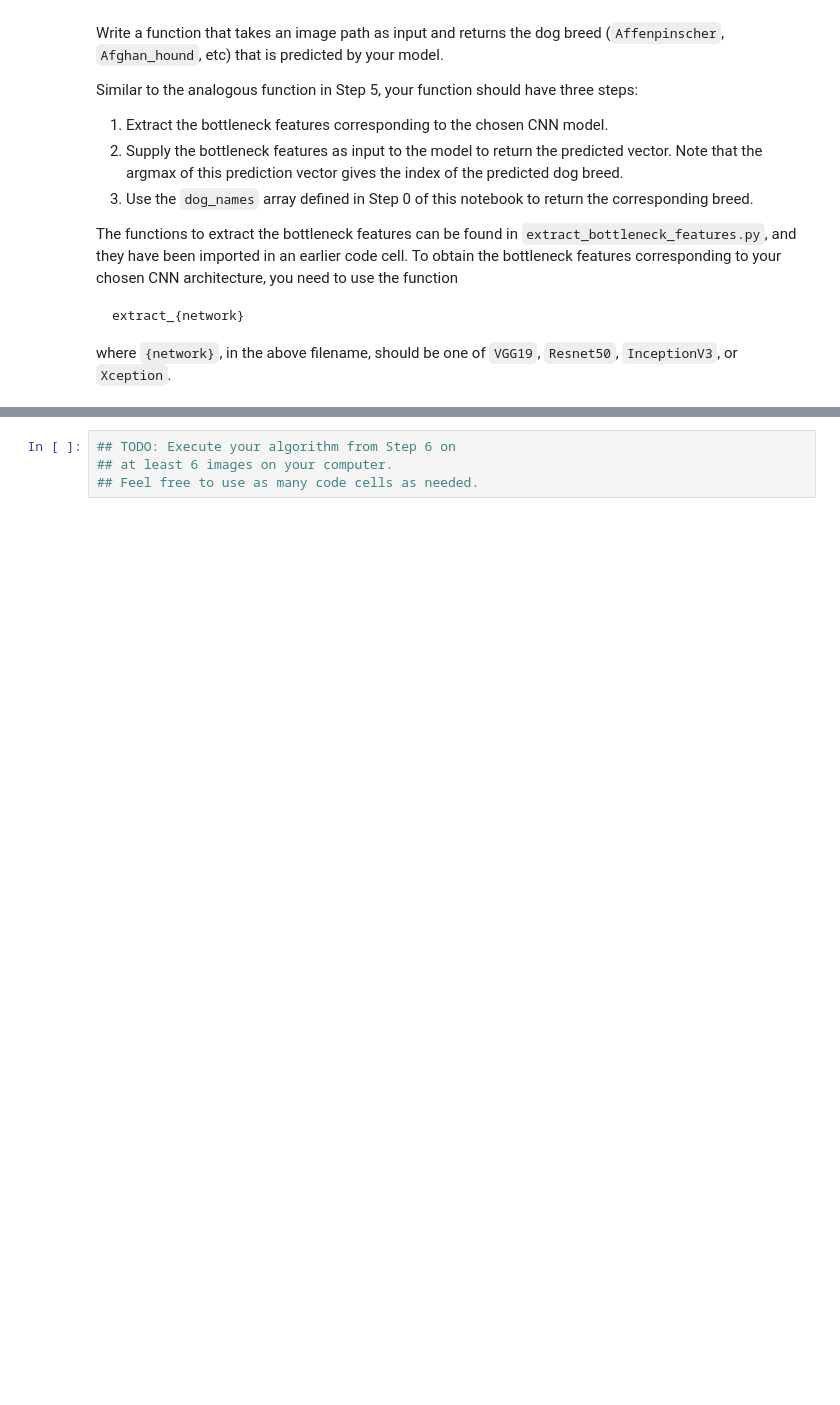
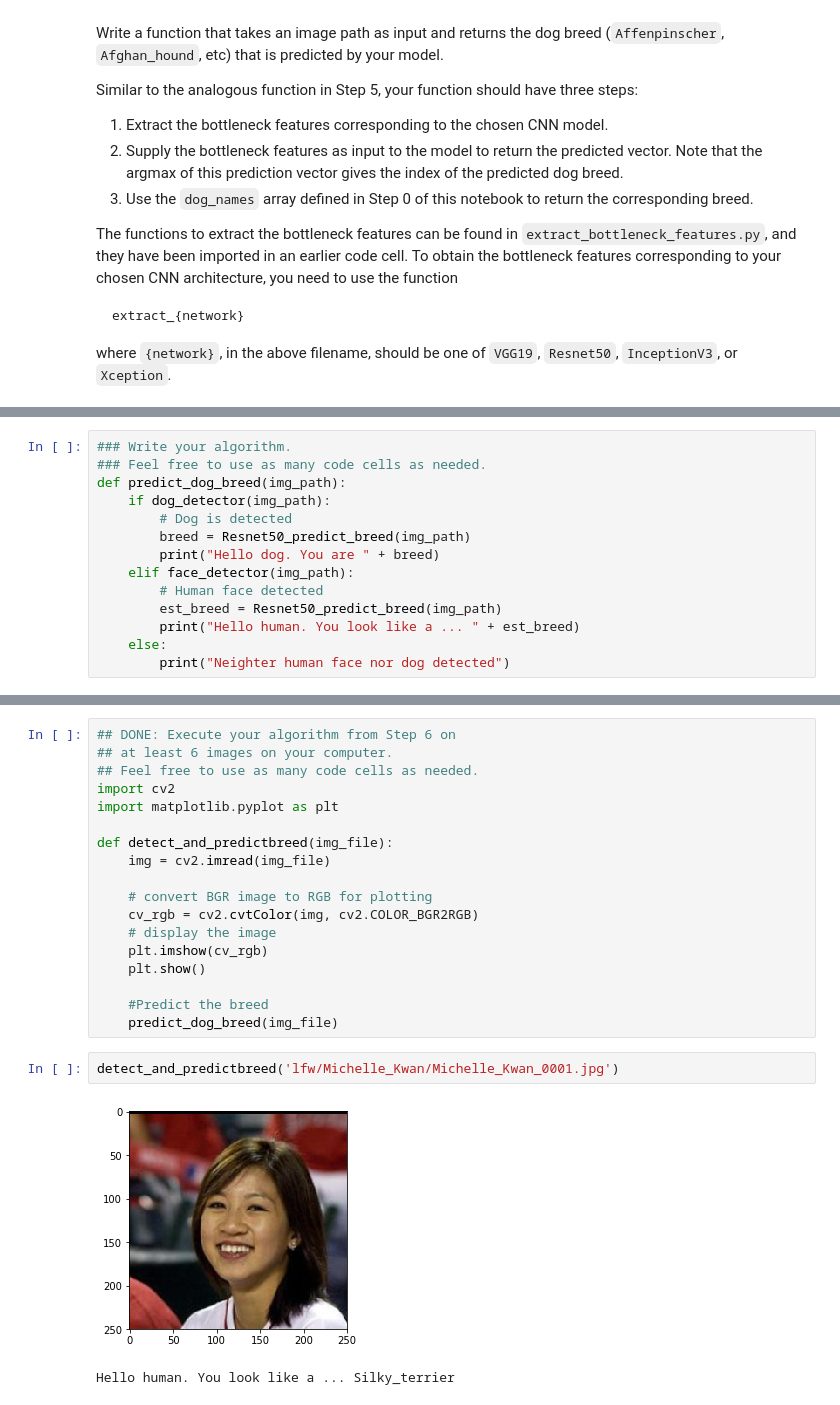
Before and after one commit to msenel1978/dog-project, a Jupyter notebook: dog_app.ipynb, the cells around one changed output, grey strips where cells are left out. Cells and saved outputs as stored; diff of their text form; blank space fills up the shorter version.

Commit message:
predict_dog_breed added and tested.
Notebook completed. Submit to review.

```diff
--- a/dog_app.ipynb
+++ b/dog_app.ipynb
@@ -745,3 +750,17 @@ Some sample output for our algorithm is provided below, but feel free to design
+# %%
+### Write your algorithm.
+### Feel free to use as many code cells as needed.
+def predict_dog_breed(img_path):
+    if dog_detector(img_path):
+        # Dog is detected
+        breed = Resnet50_predict_breed(img_path)
+        print("Hello dog. You are " + breed)
+    elif face_detector(img_path):
+        # Human face detected
+        est_breed = Resnet50_predict_breed(img_path)
+        print("Hello human. You look like a ... " + est_breed)
+    else:
+        print("Neighter human face nor dog detected")
 # %% [markdown]
 ---
 <a id='step7'></a>
@@ -759,4 +781,23 @@ __Answer:__
 # %%
-## TODO: Execute your algorithm from Step 6 on
+## DONE: Execute your algorithm from Step 6 on
 ## at least 6 images on your computer.
 ## Feel free to use as many code cells as needed.
+import cv2
+import matplotlib.pyplot as plt
+
+def detect_and_predictbreed(img_file):
+    img = cv2.imread(img_file)
+
+    # convert BGR image to RGB for plotting
+    cv_rgb = cv2.cvtColor(img, cv2.COLOR_BGR2RGB)
+    # display the image
+    plt.imshow(cv_rgb)
+    plt.show()
+
+    #Predict the breed
+    predict_dog_breed(img_file)
+# %%
+detect_and_predictbreed('lfw/Michelle_Kwan/Michelle_Kwan_0001.jpg')
+# %% [output]
+[figure, added]
+Hello human. You look like a ... Silky_terrier
```
Also changed, not shown: parts of 21 cells of this notebook, 2 other files.
